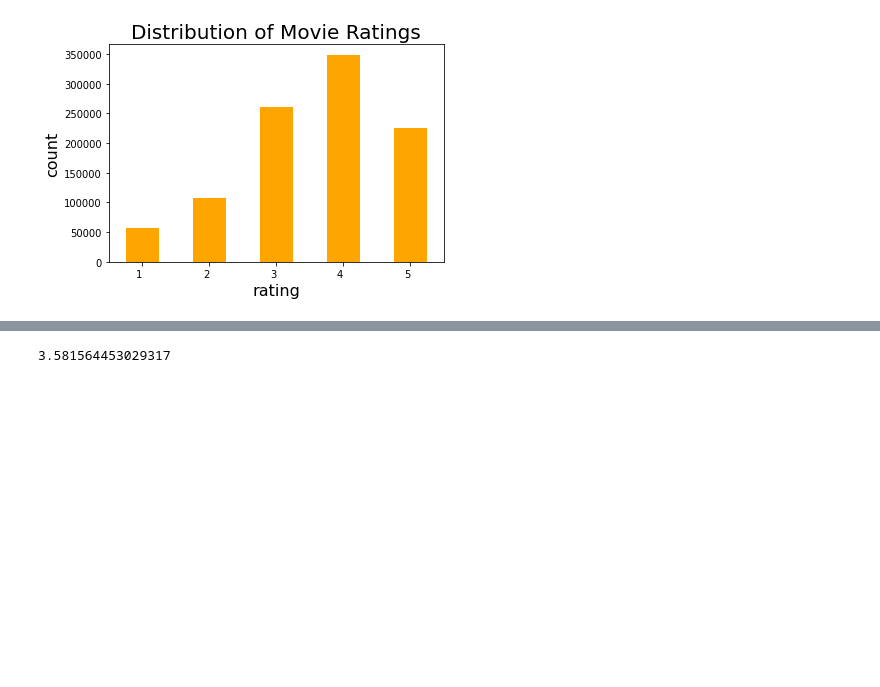
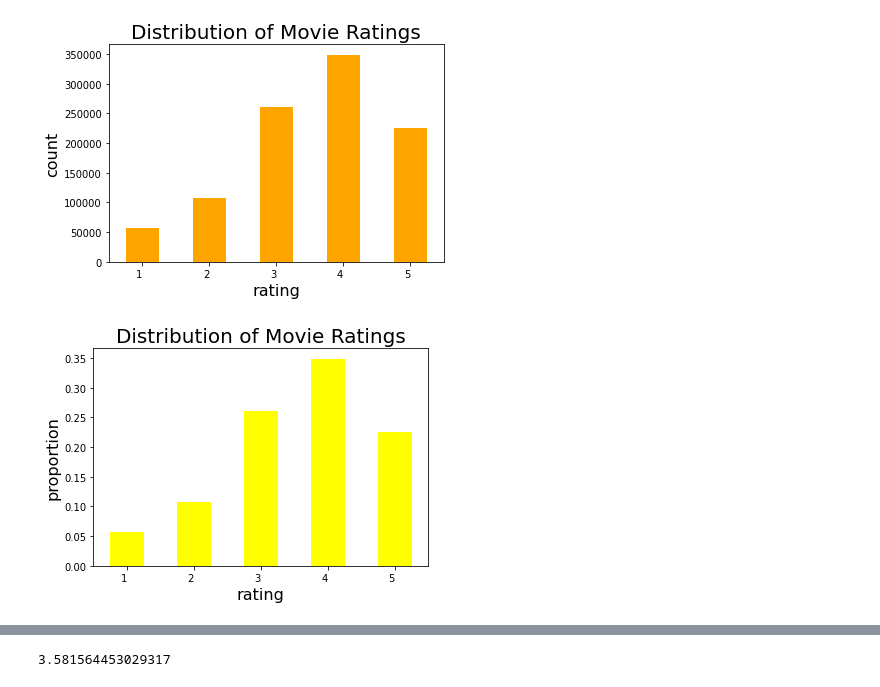
Before and after one commit to annieptba/DATA2040_Final_Project_YARD, a Jupyter notebook: src/clean/EDA_Blog_Post_1.ipynb, the cells around one changed output, grey strips where cells are left out. Saved outputs shown, nothing was run; the diff lists cells and outputs as text; code cells hidden in the pictures; blank space fills up the shorter version.

```diff
--- a/src/clean/EDA_Blog_Post_1.ipynb
+++ b/src/clean/EDA_Blog_Post_1.ipynb
@@ -348,3 +349,14 @@ plt.savefig(base_path + '/figures/plt/' + 'Bar chart ratings count.jpg',bbox_inc
 plt.show()
 # %% [output]
 [figure]
+# %%
+# plot a bar chart of ratings count
+ratings.value_counts(ratings['rating'], normalize=True).sort_index().plot.bar(color=["yellow"])
+plt.title('Distribution of Movie Ratings', fontsize=20)
+plt.ylabel('proportion', fontsize=16)
+plt.xlabel(ratings['rating'].name, fontsize=16)
+plt.xticks(rotation=0, ha='right')
+plt.savefig(base_path + '/figures/plt/' + 'Bar chart ratings proportion.jpg',bbox_inches='tight')
+plt.show()
+# %% [output]
+[figure, added]
```
Also changed, not shown: parts of 5 cells of this notebook, 17 other files.
